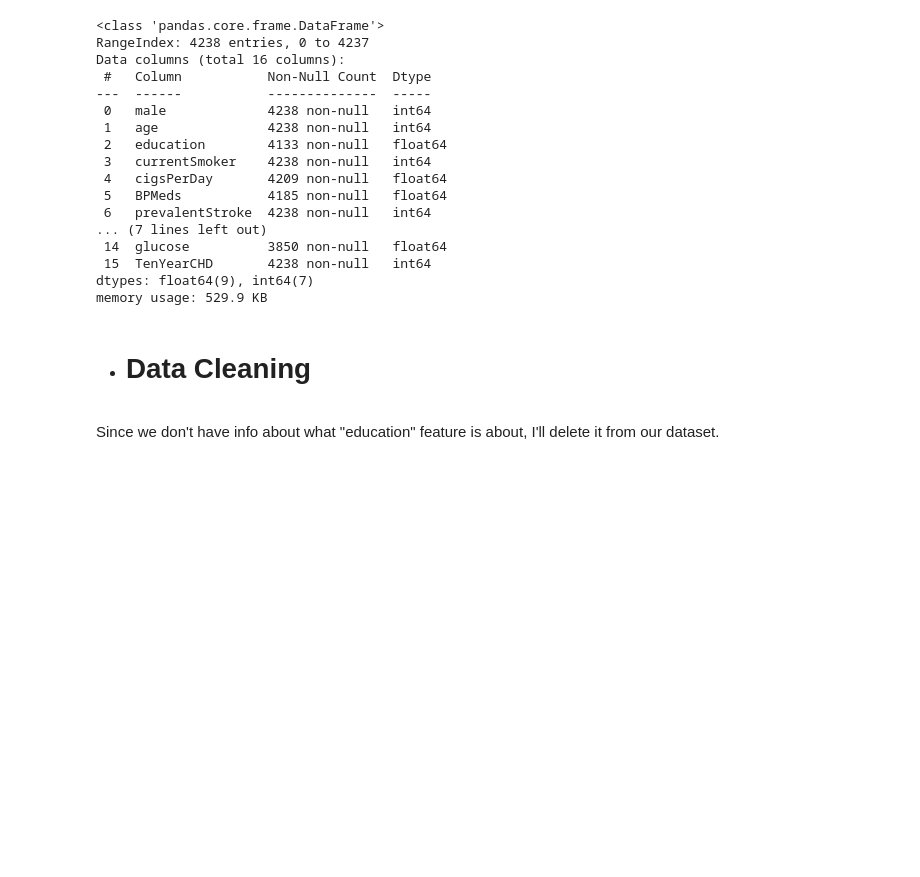
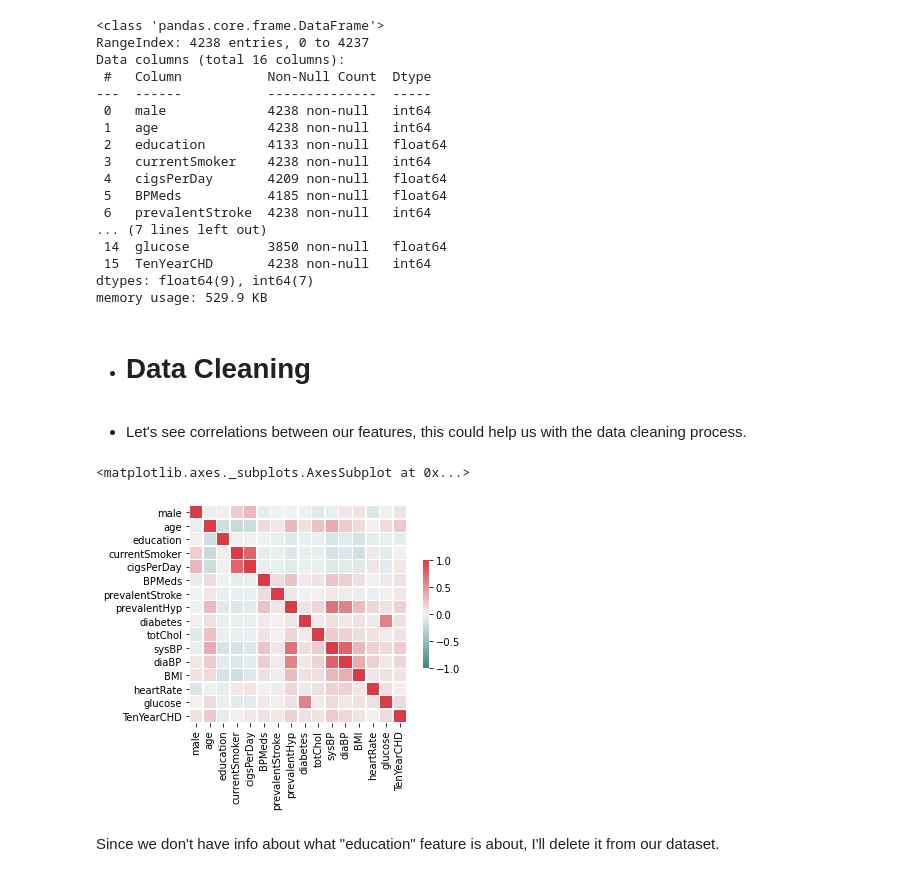
Before and after one commit to JesusNoelValMo/Machine_Learning_Book, a Jupyter notebook: Projects/Logistic_reg_prediction_heart_disease/Logistic_reg_heart_disease.ipynb, the cells around one changed output. Cells and saved outputs as stored; diff of their text form; code cells hidden in the pictures; blank space fills up the shorter version.

```diff
--- a/Projects/Logistic_reg_prediction_heart_disease/Logistic_reg_heart_disease.ipynb
+++ b/Projects/Logistic_reg_prediction_heart_disease/Logistic_reg_heart_disease.ipynb
@@ -108,6 +108,16 @@ dtypes: float64(9), int64(7)
 memory usage: 529.9 KB
 # %% [markdown]
 * # Data Cleaning
+# %% [markdown]
+* Let's see correlations between our features, this could help us with the data cleaning process.
+# %%
+#See correlations
+cmap = sns.diverging_palette(200,10,as_cmap=True)
+sns.heatmap(dataset.corr(), vmax=1,vmin=-1, center=0, cmap=cmap,
+            square=True, linewidths=.5, cbar_kws={"shrink": .5})
+# %% [output]
+<matplotlib.axes._subplots.AxesSubplot at 0x...>
+[figure, added]
 # %% [markdown]
 Since we don't have info about what "education" feature is about, I'll delete it from our dataset.
 # %%
```
Also changed, not shown: parts of 29 cells of this notebook.
